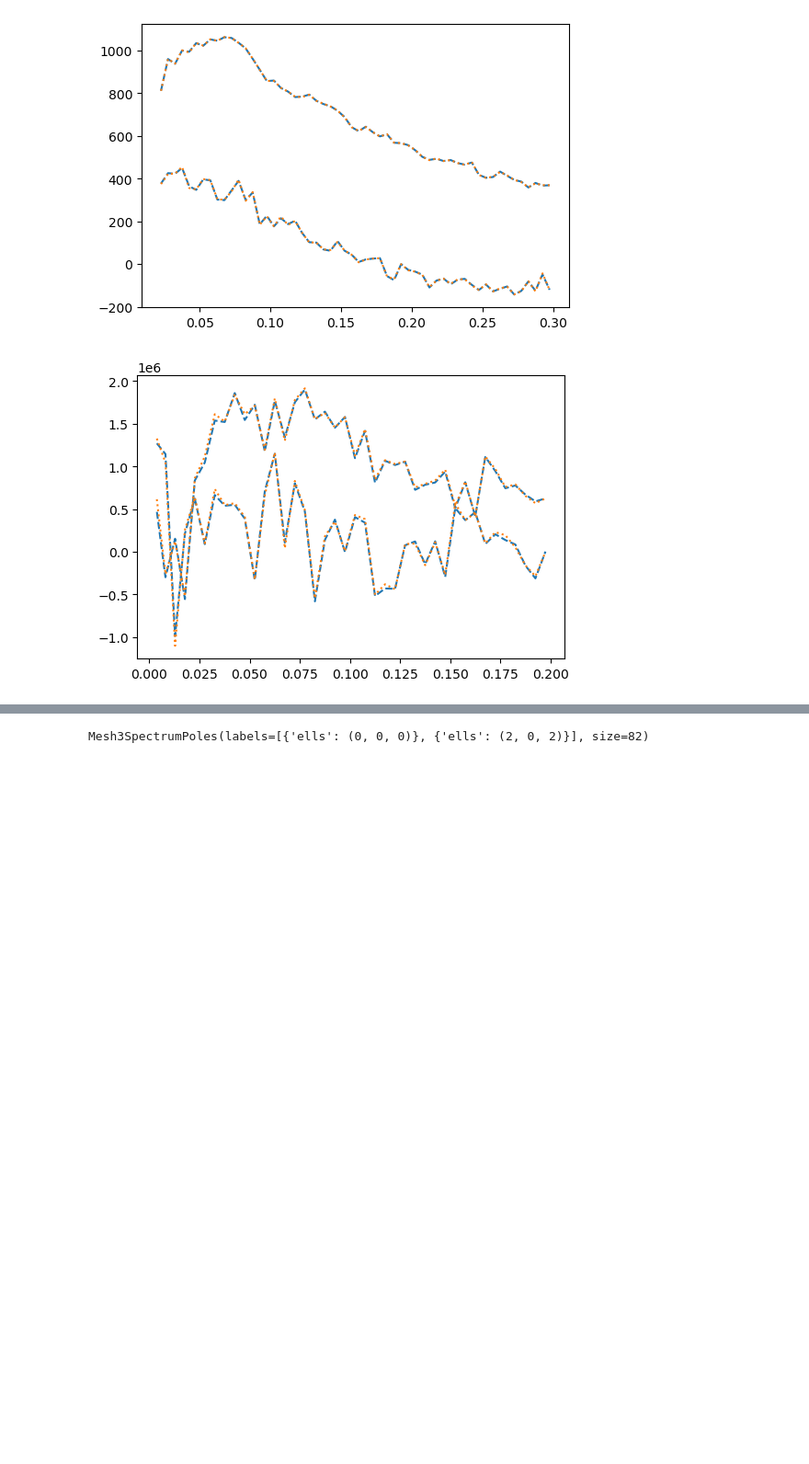
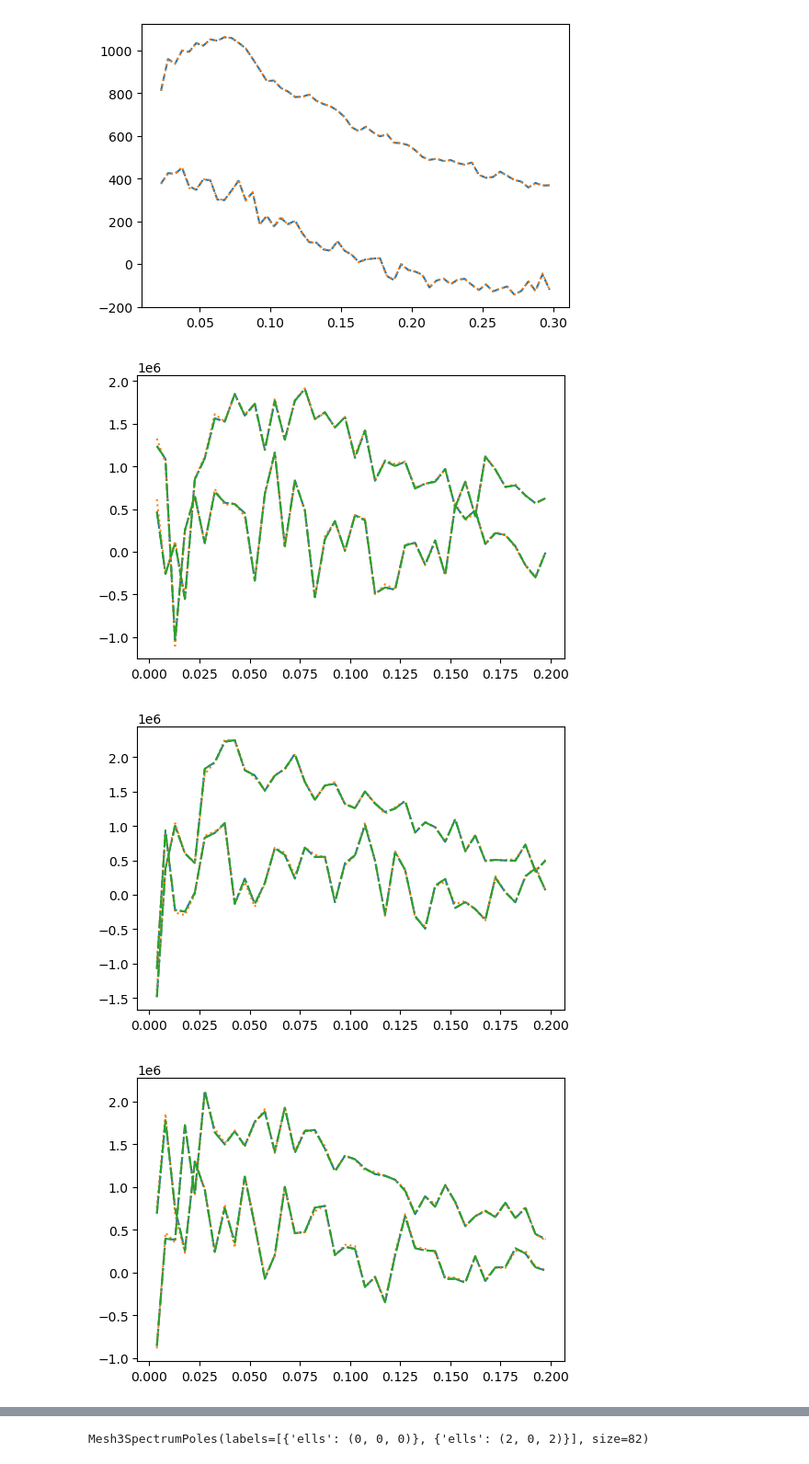
Before and after one commit to ShengyuHE/desi_y3_redshift_errors, a Jupyter notebook: main/clustering/notebooks/check_mesh.ipynb, the cells around one changed output, grey strips where cells are left out. Shown at 92% size. Cells and saved outputs as stored; diff of their text form; code cells hidden in the pictures; blank space fills up the shorter version.

```diff
--- a/main/clustering/notebooks/check_mesh.ipynb
+++ b/main/clustering/notebooks/check_mesh.ipynb
@@ -46,30 +46,31 @@ for id in range(5):
 # %%
 corr = 'mesh3_sugiyama'
 version ='AbacusHF-v2'
 # version ='holi-v3'
 tracer = 'QSO'
 zsnaps, zranges = GET_REDSHIFT_SET(version, 'altmtl')
 zrange = zranges[tracer[:3]][0]
 zlabel = f'z{zrange[0]}-{zrange[1]}'
 region = 'GCcomb'
-lss = ['--', ':']
-for id in range(1):
+lss = ['--', ':', '-.']
+for id in range(4):
     if tracer =='ELG': tracer = 'ELG_LOPnotqso'
-    # fn1 = f'/pscratch/sd/s/shengyu/galaxies/catalogs/Y3/AbacusHF-v2/altmtl/{tracer[:3]}/mock{id}/mpspk/mesh3_spectrum_poles_sugiyama_{tracer[:3]}_{zlabel}_{region}_DR2_v2.0.h5'
-    fn1 = f'/pscratch/sd/s/shengyu/galaxies/catalogs/Y3/AbacusHF-v2/altmtl/{tracer[:3]}/mock{id}/mpspk/mesh3_spectrum_poles_sugiyama_{tracer[:3]}_{zlabel}_DR2_v2.0.h5'
+    fn1 = f'/pscratch/sd/s/shengyu/galaxies/catalogs/Y3/AbacusHF-v2/altmtl/{tracer[:3]}/mock{id}/mpspk/mesh3_spectrum_poles_sugiyama_{tracer[:3]}_{zlabel}_{region}_DR2_v2.0.h5'
+    fn2 = f'/pscratch/sd/s/shengyu/galaxies/catalogs/Y3/AbacusHF-v2/altmtl/{tracer[:3]}/mock{id}/mpspk/mesh3_spectrum_poles_sugiyama_{tracer[:3]}_{zlabel}_DR2_v2.0.h5'
     # fn1 = f'/pscratch/sd/s/shengyu/galaxies/catalogs/Y3/{version}/altmtl/{tracer[:3]}/mock{id}/mpspk/mesh3_spectrum_poles_sugiyama_{tracer[:3]}_{zlabel}_{region}_holi_v3.h5'
-    fn2 = f'/global/cfs/cdirs/desi/science/cai/desi-clustering/dr2/summary_statistics/full_shape/base/abacus-hf-dr2-v2-altmtl/mock{id}/mesh3_spectrum_sugiyama-diagonal_poles_{tracer}_{zlabel}_{region}_weight-default-FKP.h5'
+    fn3 = f'/global/cfs/cdirs/desi/science/cai/desi-clustering/dr2/summary_statistics/full_shape/base/abacus-hf-dr2-v2-altmtl/mock{id}/mesh3_spectrum_sugiyama-diagonal_poles_{tracer}_{zlabel}_{region}_weight-default-FKP.h5'
     # fn3 = f'/global/cfs/cdirs/desi/science/cai/desi-clustering/dr2/summary_statistics/full_shape/base/holi-v3-altmtl/mock{id}/mesh3_spectrum_sugiyama-diagonal_poles_{tracer}_{zlabel}_{region}_weight-default-FKP.h5'
-    lss = ['--', ':']
     fig = plt.figure(figsize=(6,4))
-    for f, fn in enumerate([fn1, fn2][:]):
+    for f, fn in enumerate([fn1, fn3, fn2][:]):
         (k, bk), _ = read_data_from_fn(fn, corr)
         # if fn == fn1:
             # bk[(0,0,0)]=bk[(0,0,0)]*1.71
             # bk[(2,0,2)]=bk[(2,0,2)]*1.71
         plt.plot(k, k**2*bk[(0,0,0)], color = f'C{f}', ls = lss[f], label=f'mock{id} {tracer} z{zrange[0]}-{zrange[1]} B000')
         plt.plot(k, k**2*bk[(2,0,2)], color = f'C{f}', ls = lss[f], label=f'mock{id} {tracer} z{zrange[0]}-{zrange[1]} B202')
     # plt.legend()
     plt.show()
 # %% [output]
-[figure, old version]
+[figure, new version]
+[figure, added]
+[figure, added]
```
Also changed, not shown: parts of 3 cells of this notebook, 8 other files.
